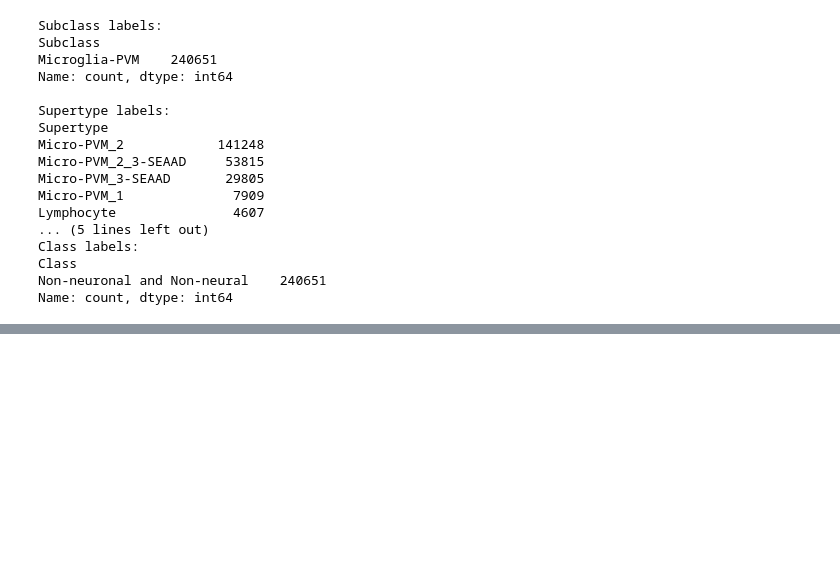
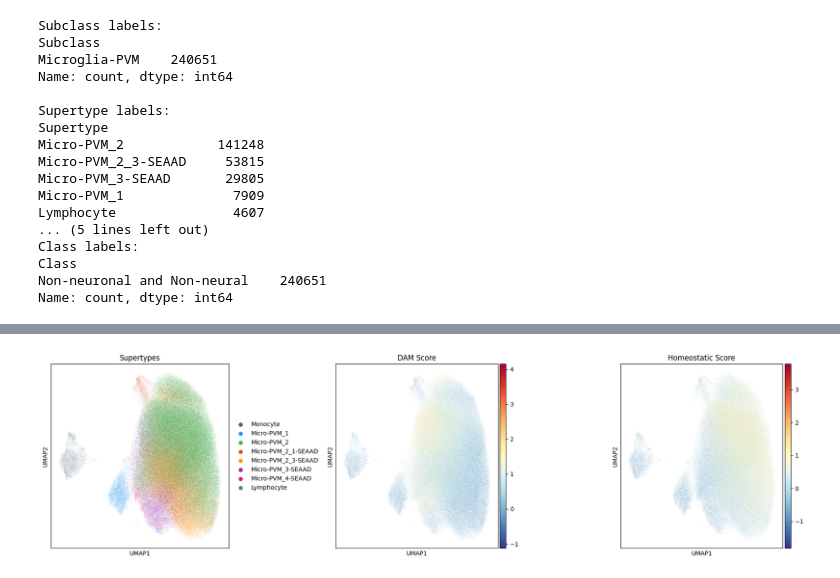
Before and after one commit to wnguyen36/seaad-microglia-analysis, a Jupyter notebook: notebooks/SeaAD_Analysis.ipynb, the cells around one changed output, grey strips where cells are left out. Saved outputs shown, nothing was run; the diff lists cells and outputs as text; code cells hidden in the pictures; blank space fills up the shorter version.

```diff
--- a/notebooks/SeaAD_Analysis.ipynb
+++ b/notebooks/SeaAD_Analysis.ipynb
@@ -182,0 +355,18 @@ sc.pl.umap(adata, color='Severely Affected Donor',
+# %%
+# Cell 8B: compare supertype locations to DAM score zones
+fig, axes = plt.subplots(1, 3, figsize=(18, 5))
+
+sc.pl.umap(adata, color='Supertype', title='Supertypes',
+           show=False, ax=axes[0])
+sc.pl.umap(adata, color='DAM_score', color_map='RdYlBu_r',
+           title='DAM Score', show=False, ax=axes[1])
+sc.pl.umap(adata, color='Homeostatic_score', color_map='RdYlBu_r',
+           title='Homeostatic Score', show=False, ax=axes[2])
+
+plt.tight_layout()
+plt.savefig('../results/umap_supertype_vs_scores.png',
+            dpi=300, bbox_inches='tight', facecolor='white')
+plt.show()
+plt.close()
+# %% [output]
+[figure, added]
```
Also changed, not shown: parts of 5 cells of this notebook, 1 other file.
